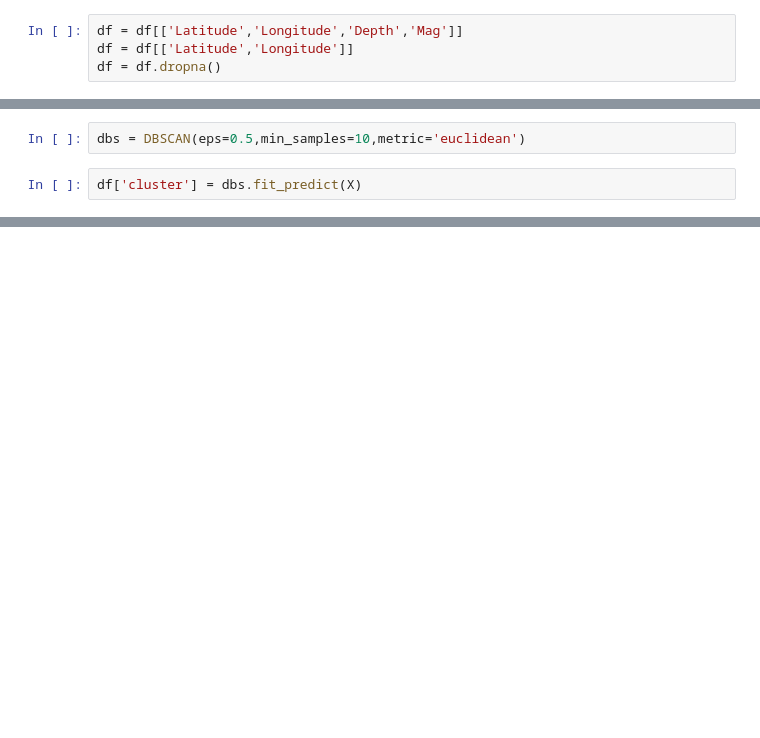
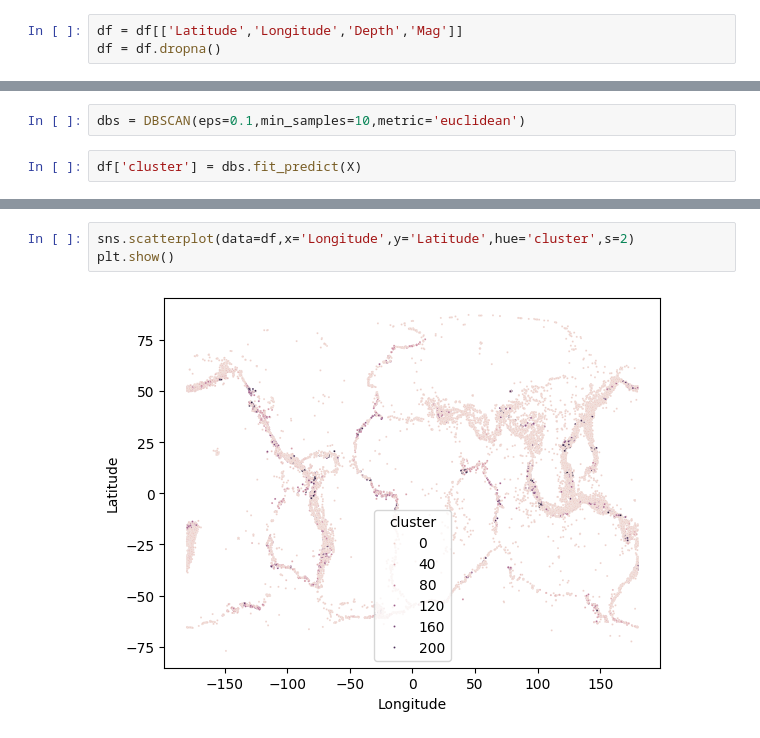
Before and after one commit to saket-nugget/Earthquake1900-2023_DBS, a Jupyter notebook: Earthquake1900-2023_DBS.ipynb, the cells around one changed output, grey strips where cells are left out. Drawn from its saved outputs; the diff is of its cells as text; blank space fills up the shorter version.

```diff
--- a/Earthquake1900-2023_DBS.ipynb
+++ b/Earthquake1900-2023_DBS.ipynb
@@ -39,12 +39,11 @@ dtypes: float64(13), object(10)
 memory usage: 6.6+ MB
 # %%
 df = df[['Latitude','Longitude','Depth','Mag']]
-df = df[['Latitude','Longitude']]
 df = df.dropna()
 # %%
 X = StandardScaler().fit_transform(df)
 # %%
-dbs = DBSCAN(eps=0.5,min_samples=10,metric='euclidean')
+dbs = DBSCAN(eps=0.1,min_samples=10,metric='euclidean')
 # %%
 df['cluster'] = dbs.fit_predict(X)
 # %%
@@ -55,0 +65,5 @@ Name: count, dtype: int64
+# %%
+sns.scatterplot(data=df,x='Longitude',y='Latitude',hue='cluster',s=2)
+plt.show()
+# %% [output]
+[figure, added]
```
Also changed, not shown: parts of 1 cell of this notebook.
